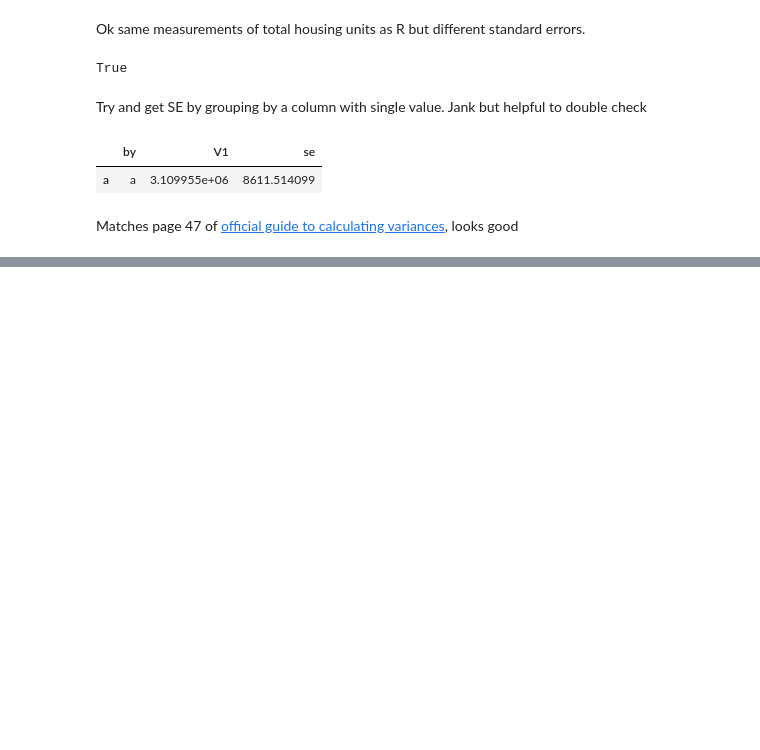
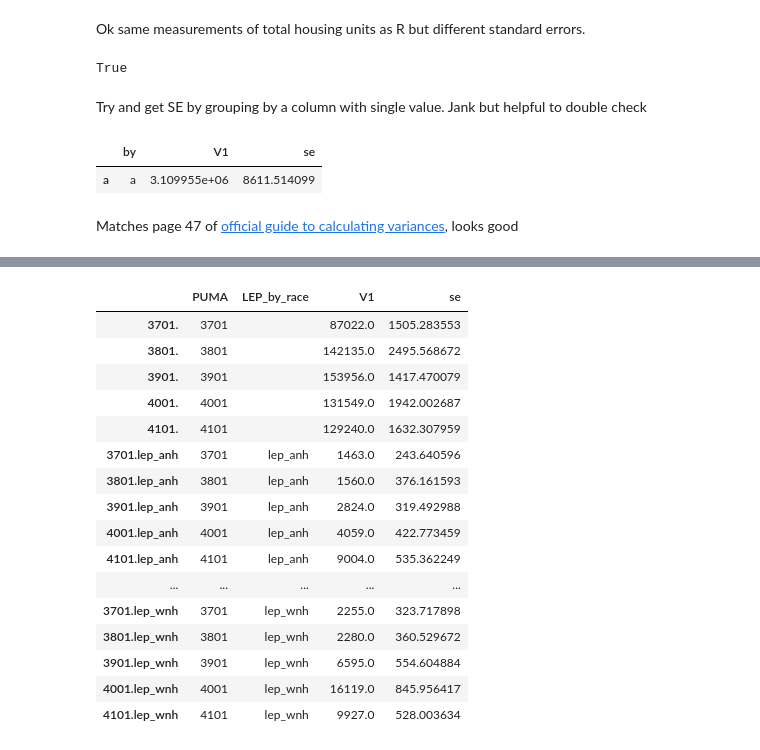
Before and after one commit to NYCPlanning/db-equitable-development-tool, a Jupyter notebook: statistical/Rpy2 Exploratory.ipynb, the cells around one changed output, grey strips where cells are left out. Cells and saved outputs as stored; diff of their text form; code cells hidden in the pictures; blank space fills up the shorter version.

Commit message:
have code to get count of limited english proficiency by race for each PUMA. lots of refactoring to do but approach works for count-based custom variables

```diff
--- a/statistical/Rpy2 Exploratory.ipynb
+++ b/statistical/Rpy2 Exploratory.ipynb
@@ -112,0 +132,32 @@ Matches page 47 of [official guide to calculating variances](https://www2.census
+# %%
+rw_cols = [f"PWGTP{x}" for x in range(1, 81)]
+# %%
+PUMS['a'] =1
+# %%
+PUMS_design = survey_package.svrepdesign(variables=PUMS[['a']],
+                          repweights=PUMS[rw_cols],
+                          weights=PUMS['PWGTP'], combined_weights = True, type='other',
+                         scale=4/80, rscales=1)
+# %%
+PUMS_by_PUMA = survey_package.svyby(formula=PUMS['a'], by=PUMS[['PUMA','LEP_by_race']],
+                                           design=PUMS_design, FUN=survey_package.svytotal)
+# %%
+PUMS_by_PUMA
+# %% [output]
+|  | PUMA | LEP_by_race | V1 | se |
+| 3701. | 3701 |  | 87022.0 | 1505.283553 |
+| 3801. | 3801 |  | 142135.0 | 2495.568672 |
+| 3901. | 3901 |  | 153956.0 | 1417.470079 |
+| 4001. | 4001 |  | 131549.0 | 1942.002687 |
+| 4101. | 4101 |  | 129240.0 | 1632.307959 |
+| 3701.lep_anh | 3701 | lep_anh | 1463.0 | 243.640596 |
+| 3801.lep_anh | 3801 | lep_anh | 1560.0 | 376.161593 |
+| 3901.lep_anh | 3901 | lep_anh | 2824.0 | 319.492988 |
+| 4001.lep_anh | 4001 | lep_anh | 4059.0 | 422.773459 |
+| 4101.lep_anh | 4101 | lep_anh | 9004.0 | 535.362249 |
+| ... | ... | ... | ... | ... |
+| 3701.lep_wnh | 3701 | lep_wnh | 2255.0 | 323.717898 |
+| 3801.lep_wnh | 3801 | lep_wnh | 2280.0 | 360.529672 |
+| 3901.lep_wnh | 3901 | lep_wnh | 6595.0 | 554.604884 |
+| 4001.lep_wnh | 4001 | lep_wnh | 16119.0 | 845.956417 |
+| 4101.lep_wnh | 4101 | lep_wnh | 9927.0 | 528.003634 |
```
Also changed, not shown: parts of 3 cells of this notebook, 6 other files.
